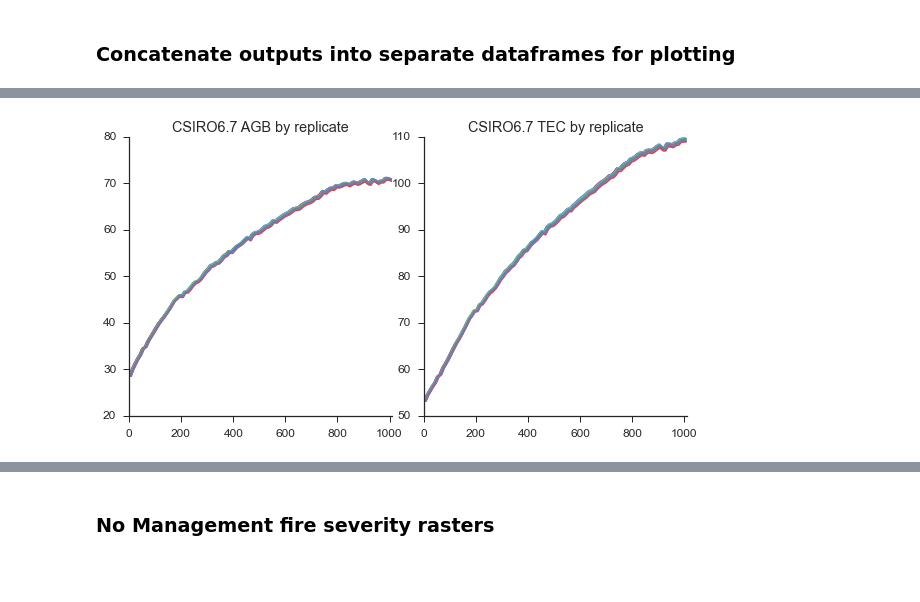
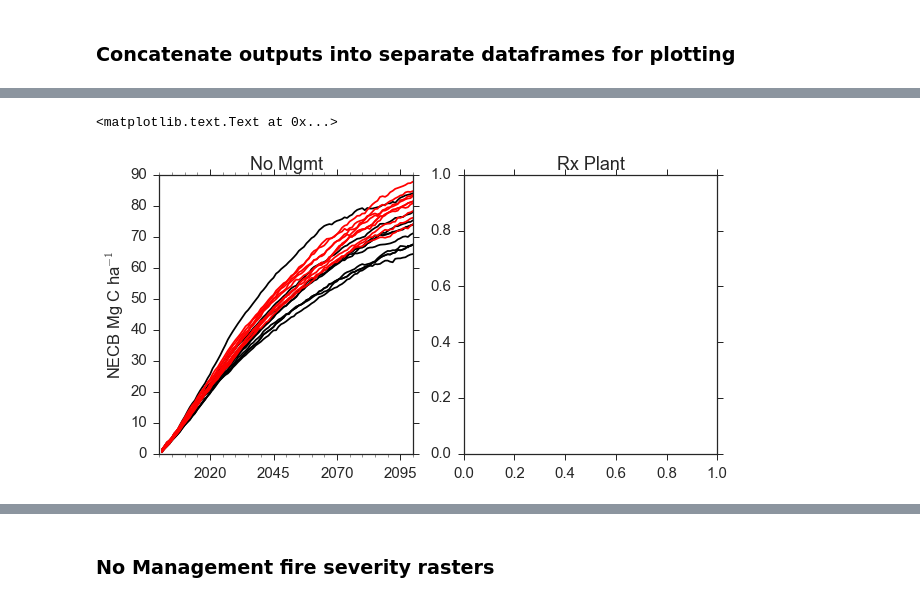
Before and after one commit to djkrofch/FtBenning, a Jupyter notebook: SwantesonFranzianAnalysis.ipynb, the cells around one changed output, grey strips where cells are left out. Saved outputs shown, nothing was run; the diff lists cells and outputs as text; code cells hidden in the pictures; blank space fills up the shorter version.

```diff
--- a/SwantesonFranzianAnalysis.ipynb
+++ b/SwantesonFranzianAnalysis.ipynb
@@ -165,17 +145,19 @@ sns.despine()
-# %%
-f, (ax1, ax2) = plt.subplots(1,2, figsize =(10,5))
-plt.subplots_adjust(wspace = 0.12)
-sns.set_style('ticks')
-
-toPlot = totNoManSimCentDFs[totNoManSimCentDFs.Sim == 'csiro67_noman']
-groupedPlot = toPlot.groupby(['Time','rep']).sum().reset_index()
-for replicate in np.unique(groupedPlot.rep):
-    groupedPlot[groupedPlot.rep == replicate].AGBw.plot(ax = ax1)
-    groupedPlot[groupedPlot.rep == replicate].TECw.plot(ax = ax2)
-
-ax1.set_title('CSIRO6.7 AGB by replicate')
-ax2.set_title('CSIRO6.7 TEC by replicate')
-
-sns.despine()
-# %% [output]
-[figure, removed]
+# %%
+f, ((ax1, ax2)) = plt.subplots(1,2, figsize =(10,5))
+nomansims = ['access_noman', 'ccsm4_noman', 'csiro62_noman','csiro67_noman','gfdl_noman','ipsl_noman',
+            'miroc5_noman', 'miroc5_noman','mpilr3_noman','mri_noman']
+
+mgmtsims = ['accessRX_noman','ccsm4RX_noman','csiro62RX_noman','csiro67RX_noman','gfdlRX_noman','ipslRX_noman',
+           'miroc5RX_noman','mpilr2RX_noman','mpilr3RX_noman','mriRX_noman']
+for sim in nomansims:
+    plotTS_cumulative(totSims,sim, 'NECBw', ax = ax1, color = 'black')
+
+for sim in mgmtsims:
+    plotTS_cumulative(totSims, sim, 'NECBw', ax = ax1, color = 'red')
+
+ax1.set_ylabel('NECB Mg C ha$^{-1}$')
+ax1.set_title('No Mgmt')
+ax2.set_title('Rx Plant')
+# %% [output]
+<matplotlib.text.Text at 0x...>
+[figure, added]
```
Also changed, not shown: parts of 23 cells of this notebook.
